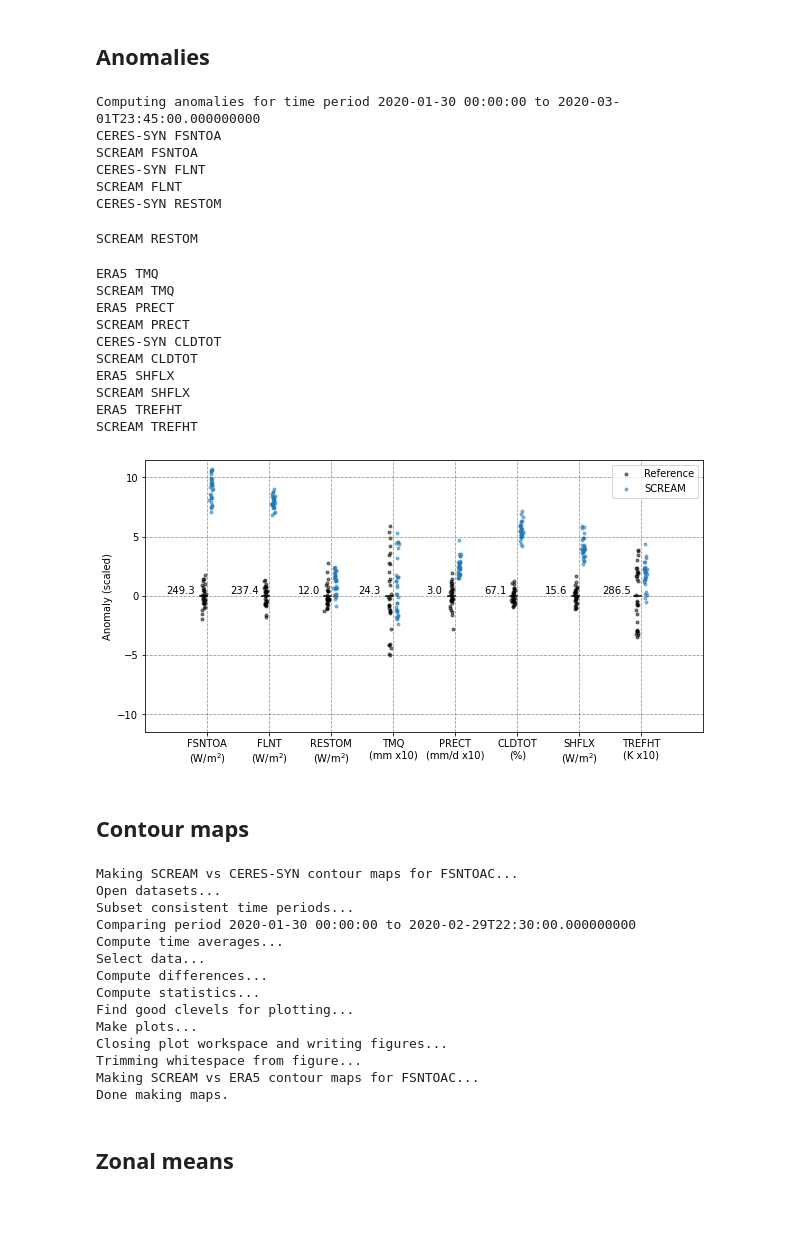
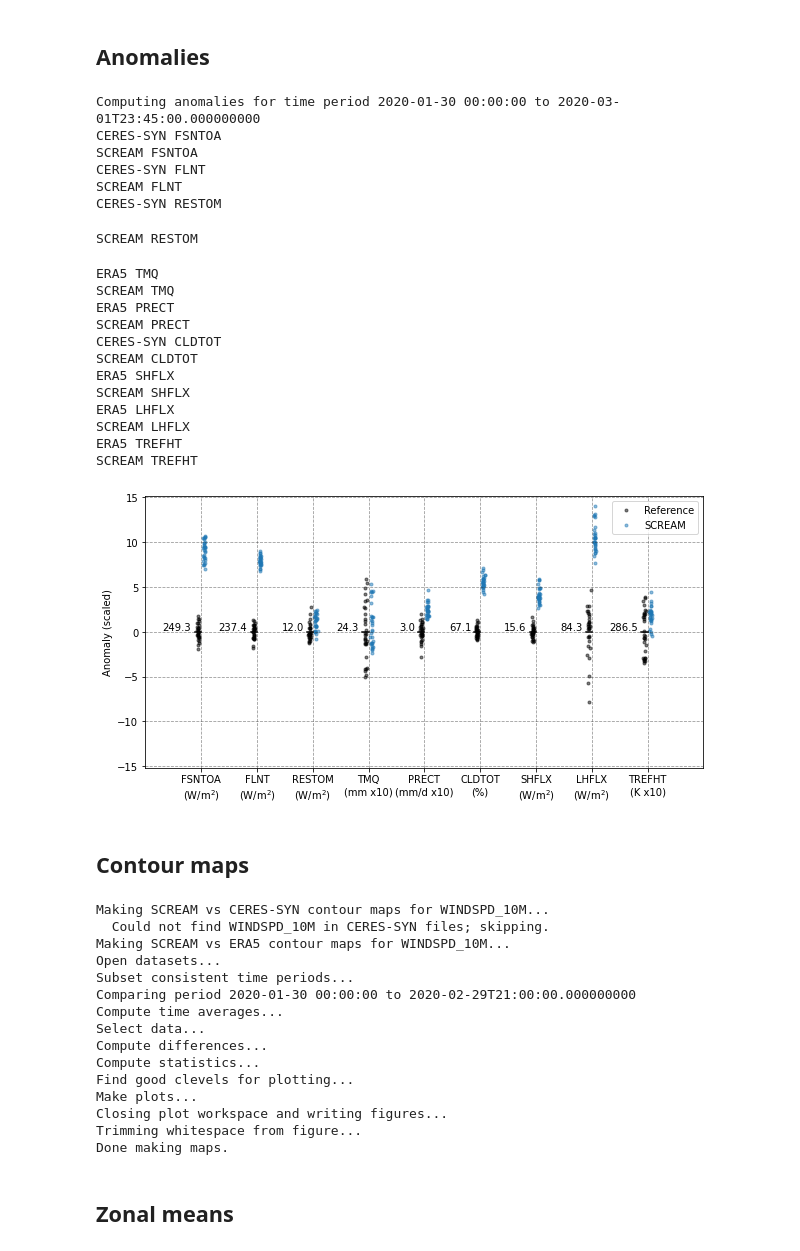
Before and after one commit to brhillman/e3smplot, a Jupyter notebook: notebooks/make_analysis.ipynb, the cells around one changed output. Cells and saved outputs as stored; diff of their text form; code cells hidden in the pictures; blank space fills up the shorter version.

Commit message:
Fix analysis notebook for new variables

```diff
--- a/notebooks/make_analysis.ipynb
+++ b/notebooks/make_analysis.ipynb
@@ -52,15 +55,15 @@ data_paths = {
 variables = (
     # 3D vars
     # TODO: do something useful with these
-    'PMID', 'T', 'CLOUD', 'EMIS', 'TOT_CLD_VISTAU',
-    'TOT_ICLD_VISTAU', 'LIQ_ICLD_VISTAU', 'ICE_ICLD_VISTAU',
+    #'PMID', 'T', 'CLOUD', 'EMIS', 'TOT_CLD_VISTAU',
+    #'TOT_ICLD_VISTAU', 'LIQ_ICLD_VISTAU', 'ICE_ICLD_VISTAU',
     #
     # 2D vars
     'FSNTOA', 'FSNTOAC', 'FLNT', 'FLNTC', 'RESTOM',
     'CLDTOT', 'CLDLOW', 'CLDMED', 'CLDHGH',
     'TMCLDLIQ', 'TMCLDICE',
     'PRECT', 'SHFLX', 'TREFHT', 'TMQ',
-    #'FSNTOAC', #'FLNTC',
+    'PS', 'WINDSPD_10M', 'LHFLX',
 )
 
 # Glob strings for searching for case files. For model cases, you may want to
@@ -69,11 +72,14 @@ variables = (
 # of fields.
 glob_strings = {
     #'ERA5': {v: '*.nc' for v in variables},
-    'ERA5': {'PRECT' : 'ERA5_surf_2020*.nc',
-             'SHFLX' : 'ERA5_surf_2020*.nc',
-             'TREFHT': 'ERA5_surf_2020*.nc',
-             'TMQ'   : 'ERA5_surf_2020*.nc',
-             'T'     : 'ERA5_TandQ_2020*.nc',},
+    'ERA5': {'PRECT'      : 'ERA5_surf_2020*.nc' ,
+             'SHFLX'      : 'ERA5_surf_2020*.nc' ,
+             'LHFLX'      : 'ERA5_surf_2020*.nc' ,
+             'TREFHT'     : 'ERA5_surf_2020*.nc' ,
+             'TMQ'        : 'ERA5_surf_2020*.nc' ,
+             'WINDSPD_10M': 'ERA5_surf_2020*.nc' ,
+             'PS'         : 'ERA5_surf_2020*.nc' ,
+             'T'          : 'ERA5_TandQ_2020*.nc',},
     'GPM': {'PRECT' : '3B-HHR.MS.MRG.3IMERG.2020*.nc',},
     'MAC': {'TMCLDLIQ': 'maclwp_cloudlwpave_*',
             'TOTALLWP': 'maclwp_totallwpave_*'},
@@ -93,6 +99,9 @@ glob_strings = {
     'ne4pg2': {v: '*.eam.h[0-9]*.nc' for v in variables},
 
 }
+
+# Override glob strings for specific cases
+glob_strings['SCREAM']['PS'] = 'SCREAMv0.SCREAM-DY2.ne1024pg2.20201127.eam.h1.*.nc'
 
 # Time offsets; hack so we can compare F-cases.
 # HOW TO USE THIS FEATURE: in the event that you want to compare a run for a
@@ -274,7 +283,7 @@ if False:
 from matplotlib import pyplot
 from e3smplot.e3sm_utils import get_data, get_area_weights, area_average
 import numpy
-variables = ('FSNTOA', 'FLNT', 'RESTOM', 'TMQ', 'PRECT', 'CLDTOT', 'SHFLX', 'TREFHT')
+summary_variables = ('FSNTOA', 'FLNT', 'RESTOM', 'TMQ', 'PRECT', 'CLDTOT', 'SHFLX', 'LHFLX', 'TREFHT')
 ref_cases = {
     'FSNTOA': 'CERES-SYN',
     'FLNT'  : 'CERES-SYN',
@@ -283,6 +292,7 @@ ref_cases = {
     'PRECT' : 'ERA5',
     'CLDTOT': 'CERES-SYN',
     'SHFLX' : 'ERA5',
+    'LHFLX' : 'ERA5',
     'TREFHT': 'ERA5',
 }
 colors = {
@@ -306,11 +316,12 @@ units = {
     'PRECT' : 'mm/d',
     'CLDTOT': '%',
     'SHFLX' : 'W/m$^2$',
+    'LHFLX' : 'W/m$^2$',
     'TREFHT': 'K',
 }
 test_cases = ('SCREAM',)#'ne4pg2')
 # Get time range to plot over
-v = variables[0]
+v = summary_variables[0]
 files = [f for f in glob(f'{data_paths[test_case_name]}/{glob_strings[test_case_name][v]}') if can_retrieve_field(f, v)]
 with open_dataset(files, chunks={'time': 1}) as ds:
     if t1 is None: t1 = str(min(ds.time.values))
@@ -320,7 +331,7 @@ print(f'Computing anomalies for time period {t1:s} to {t2:s}')
 
 labeled_cases = []
 figure, ax = pyplot.subplots(1,1, figsize=(10, 5))
-for ivar, v in enumerate(variables):
+for ivar, v in enumerate(summary_variables):
     for icase, case in enumerate((ref_cases[v], *test_cases)):
         print(case, v)
 
@@ -392,34 +403,36 @@ for ivar, v in enumerate(variables):
 
 ax.set_ylabel('Anomaly (scaled)')
 ax.set_ylim([-max(abs(numpy.array(ax.get_ylim()))), max(abs(numpy.array(ax.get_ylim())))])
 xticks = [i + dx * (len(test_cases)) / 2.0 for i in range(len(variables))]
 ax.set_xticks(xticks)
 ax.set_xlim([xticks[0]-1, xticks[-1]+1])
 ax.set_xticklabels([f'{v}\n({units[v]} x{scale_factors[v]})'
                     if v in scale_factors.keys()
                     else f'{v}\n({units[v]})' for v in variables])
 ax.grid(axis='both', color='0.2', alpha=0.5, linestyle='dashed')
 ax.legend(loc='best')
 figure.savefig(f'{graphics_root}/scream_dyamond2_anomalies.png', bbox_inches='tight', dpi=800)
 # %% [output]
 Computing anomalies for time period 2020-01-30 00:00:00 to 2020-03-01T23:45:00.000000000
 CERES-SYN FSNTOA
 SCREAM FSNTOA
 CERES-SYN FLNT
 SCREAM FLNT
 CERES-SYN RESTOM
 SCREAM RESTOM
 ERA5 TMQ
 SCREAM TMQ
 ERA5 PRECT
 SCREAM PRECT
 CERES-SYN CLDTOT
 SCREAM CLDTOT
 ERA5 SHFLX
 SCREAM SHFLX
+ERA5 LHFLX
+SCREAM LHFLX
 ERA5 TREFHT
 SCREAM TREFHT
-[figure, old version]
+[figure, new version]
 # %% [markdown]
 ## Contour maps
 # %%
@@ -464,10 +477,12 @@ if do_contour_maps:
             )
     print('Done making maps.'); sys.stdout.flush()
 # %% [output]
-Making SCREAM vs CERES-SYN contour maps for FSNTOAC...
+Making SCREAM vs CERES-SYN contour maps for WINDSPD_10M...
+  Could not find WINDSPD_10M in CERES-SYN files; skipping.
+Making SCREAM vs ERA5 contour maps for WINDSPD_10M...
 Open datasets...
 Subset consistent time periods...
-Comparing period 2020-01-30 00:00:00 to 2020-02-29T22:30:00.000000000
+Comparing period 2020-01-30 00:00:00 to 2020-02-29T21:00:00.000000000
 Compute time averages...
 Select data...
 Compute differences...
@@ -476,7 +491,6 @@ Find good clevels for plotting...
 Make plots...
 Closing plot workspace and writing figures...
 Trimming whitespace from figure...
-Making SCREAM vs ERA5 contour maps for FSNTOAC...
 Done making maps.
 # %% [markdown]
 ## Zonal means
```
Also changed, not shown: parts of 3 cells of this notebook.
